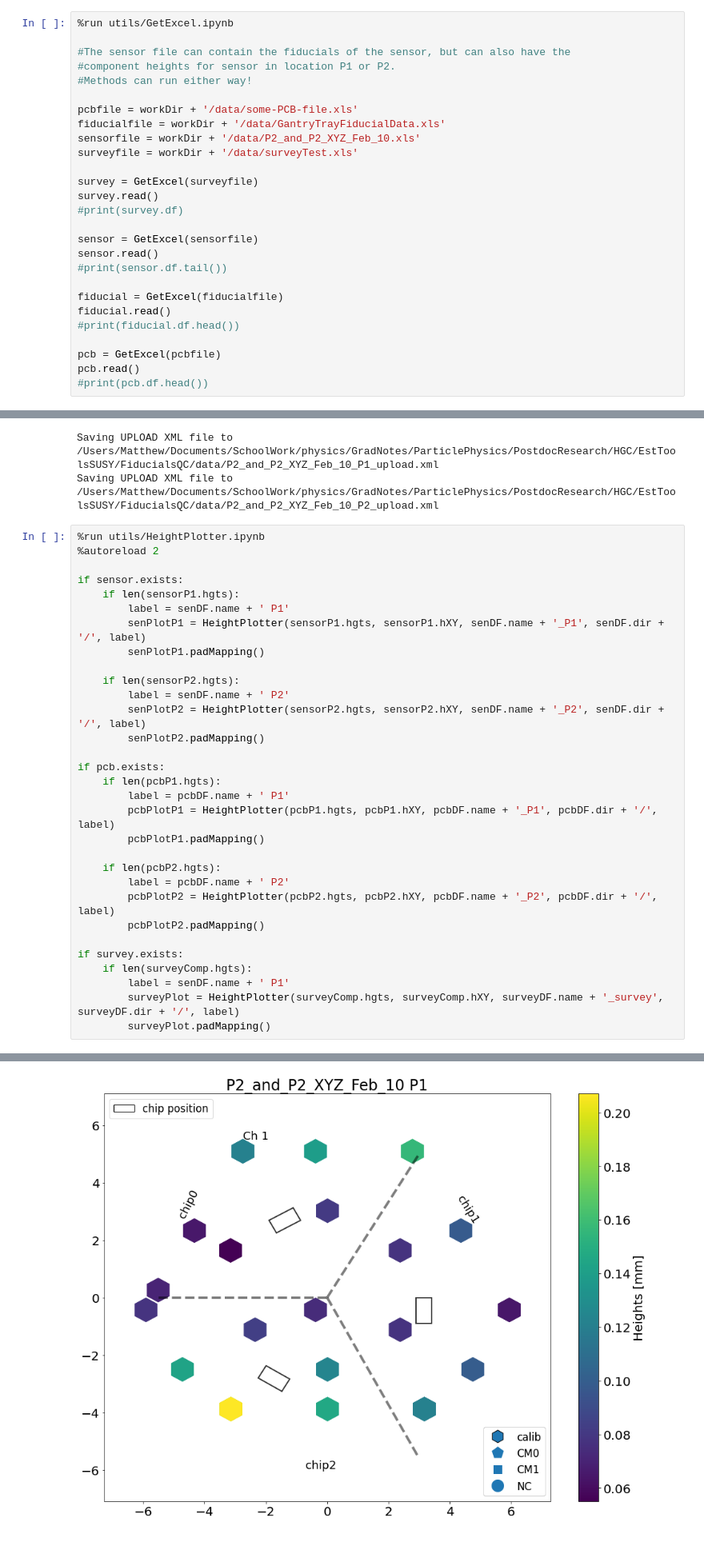
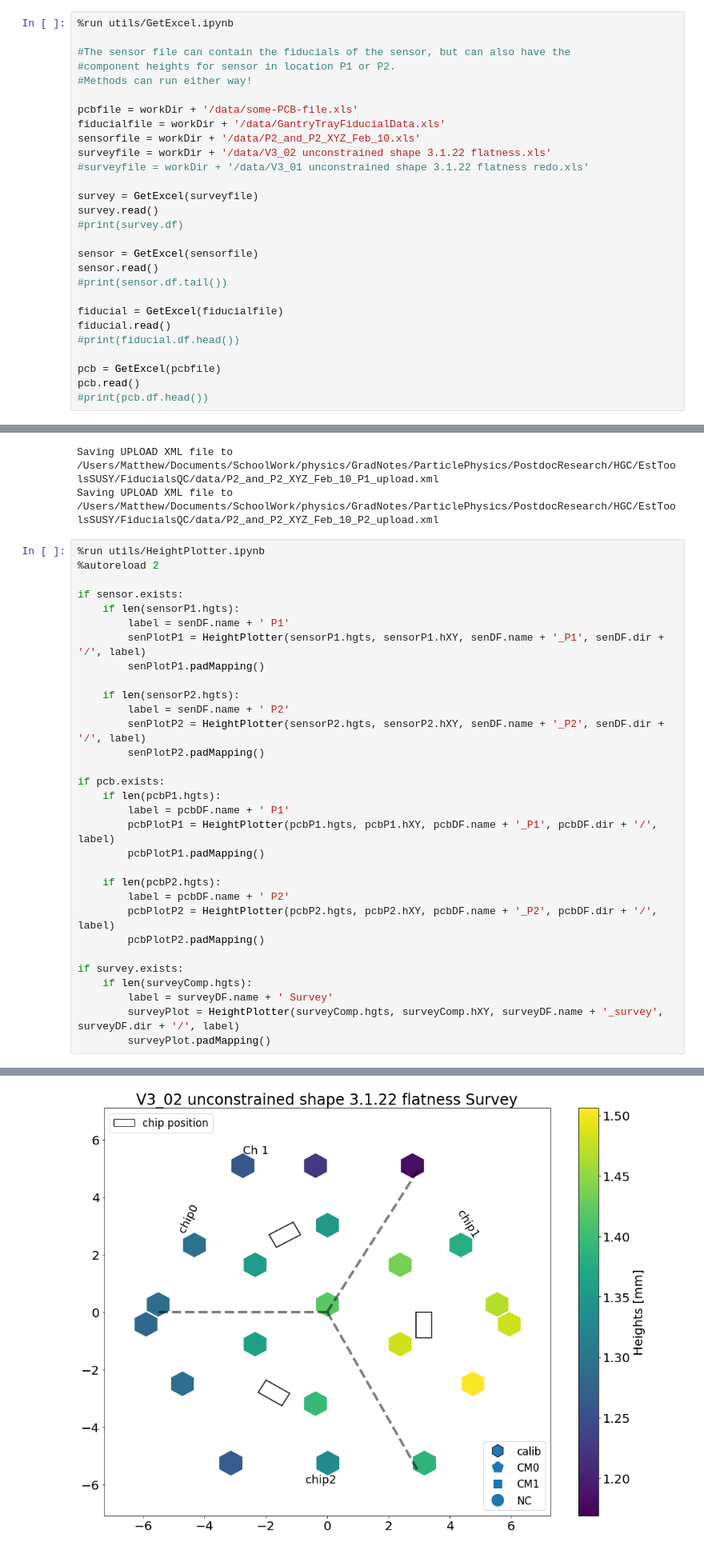
Before and after one commit to mkilpatr/FiducialsQC, a Jupyter notebook: FiducialComparison.ipynb, the cells around one changed output, grey strips where cells are left out. Shown at 80% size. Drawn from its saved outputs; the diff is of its cells as text.

```diff
--- a/FiducialComparison.ipynb
+++ b/FiducialComparison.ipynb
@@ -17,7 +17,8 @@ print(workDir)
 pcbfile = workDir + '/data/some-PCB-file.xls'
 fiducialfile = workDir + '/data/GantryTrayFiducialData.xls'
 sensorfile = workDir + '/data/P2_and_P2_XYZ_Feb_10.xls'
-surveyfile = workDir + '/data/surveyTest.xls'
+surveyfile = workDir + '/data/V3_02 unconstrained shape 3.1.22 flatness.xls'
+#surveyfile = workDir + '/data/V3_01 unconstrained shape 3.1.22 flatness redo.xls'
 
 survey = GetExcel(surveyfile)
 survey.read()
@@ -160,7 +166,7 @@ if pcb.exists:
 
 if survey.exists:
     if len(surveyComp.hgts):
-        label = senDF.name + ' P1'
+        label = surveyDF.name + ' Survey'
         surveyPlot = HeightPlotter(surveyComp.hgts, surveyComp.hXY, surveyDF.name + '_survey', surveyDF.dir + '/', label)
         surveyPlot.padMapping()
 # %% [output]
@@ -178,4 +175,4 @@ pad: [170, 174, 178, 178, 155, 111, 111, 51, 8, 8, 4, 1, 1, 40, 81, 96, 141, 170
 Plotting hexmaps
 [figure]
 [figure]
-[figure, old version]
+[figure, new version]
```
Also changed, not shown: parts of 2 cells of this notebook, 1 other file.
